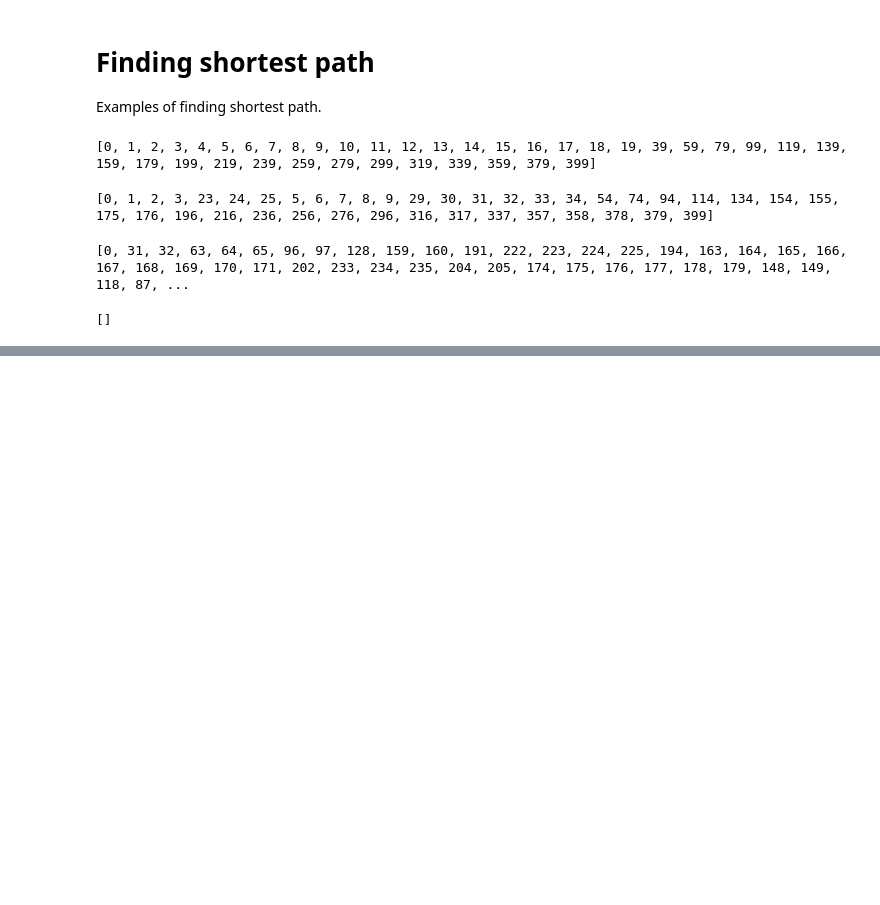
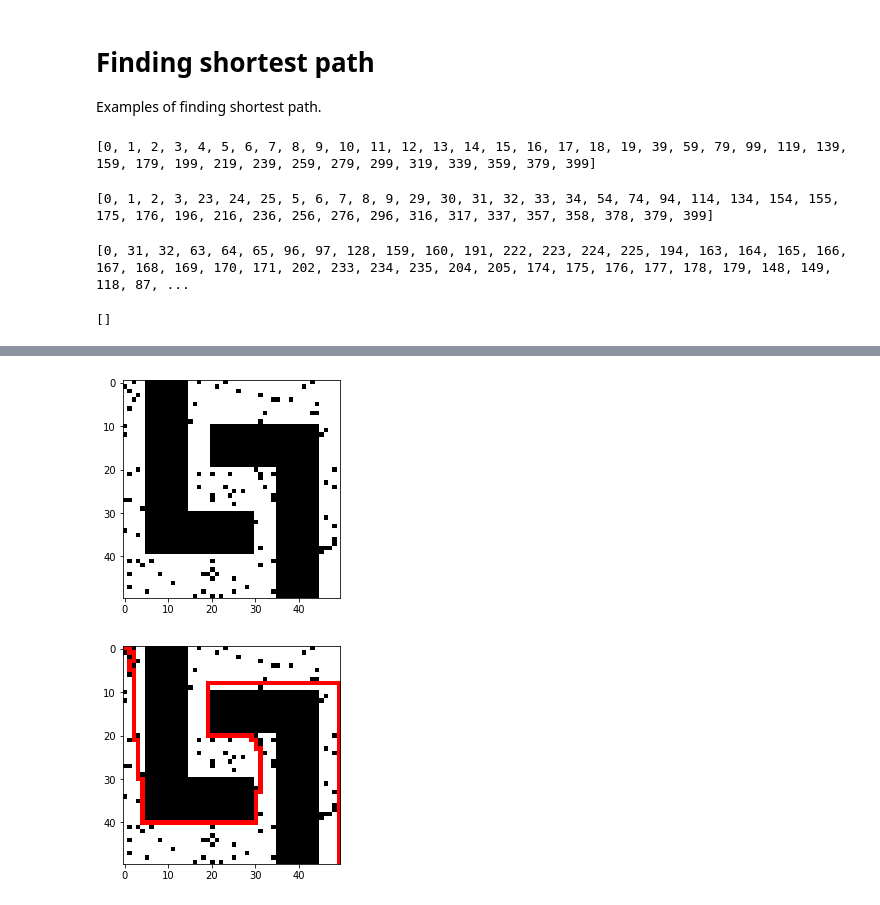
Before and after one commit to TAB0048/vvp-project, a Jupyter notebook: examples.ipynb, the cells around one changed output, grey strips where cells are left out. Saved outputs shown, nothing was run; the diff lists cells and outputs as text; code cells hidden in the pictures; blank space fills up the shorter version.

```diff
--- a/examples.ipynb
+++ b/examples.ipynb
@@ -188,0 +204,9 @@ lines_maze.draw_maze_path()
+# %%
+num_obstacles = 80
+slalom_maze_obstacles = MazeTemplate.random_obstacles(slalom_maze, num_obstacles)
+
+slalom_maze_obstacles.draw_maze()
+slalom_maze_obstacles.draw_maze_path()
+# %% [output]
+[figure, added]
+[figure, added]
```
Also changed, not shown: parts of 12 cells of this notebook, 1 other file.
